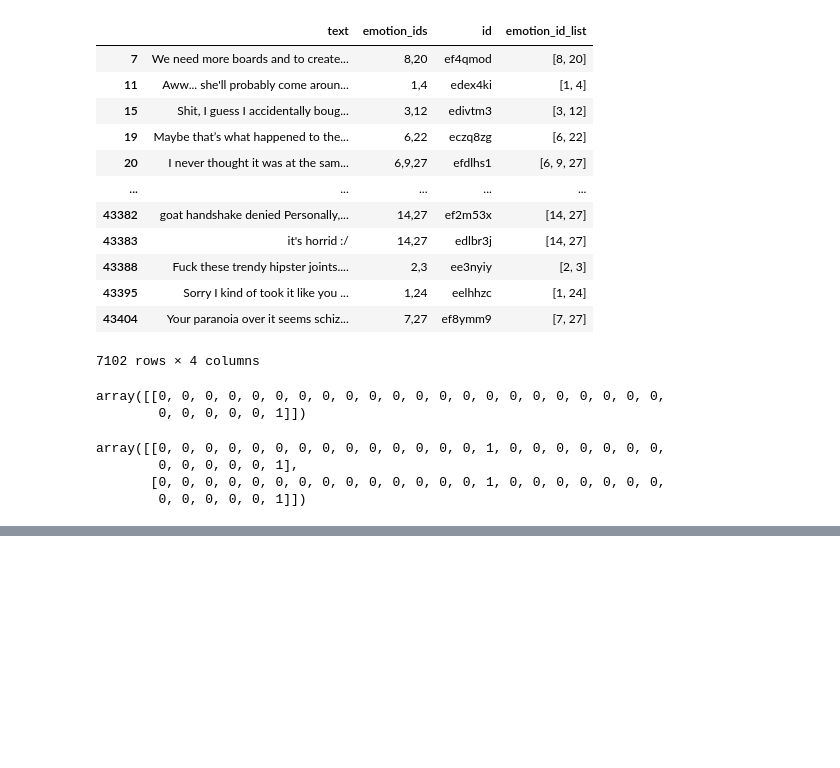
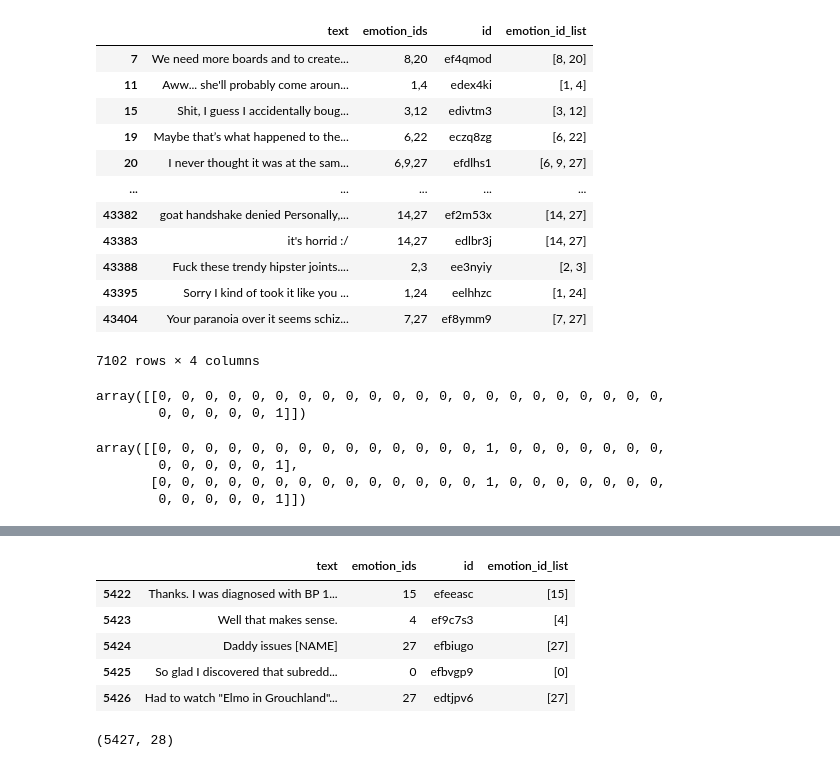
Before and after one commit to SevenWoos/MachineLearningProjects, a Jupyter notebook: nlp/1_nlp_classifier/multi_label_classifiers/logistic_regression/test_lr.ipynb, the cells around one changed output, grey strips where cells are left out. Saved outputs shown, nothing was run; the diff lists cells and outputs as text; code cells hidden in the pictures; blank space fills up the shorter version.

Commit message:
lr multi label test run 1.

```diff
--- a/nlp/1_nlp_classifier/multi_label_classifiers/logistic_regression/test_lr.ipynb
+++ b/nlp/1_nlp_classifier/multi_label_classifiers/logistic_regression/test_lr.ipynb
@@ -236,0 +259,15 @@ array([[0, 0, 0, 0, 0, 0, 0, 0, 0, 0, 0, 0, 0, 0, 1, 0, 0, 0, 0, 0, 0, 0,
+# %%
+test_df["emotion_id_list"] = (
+    test_df["emotion_ids"]
+    .str.split(",")
+    .apply(lambda ids: [int(i) for i in ids])
+)
+# %%
+test_df.tail()
+# %% [output]
+|  | text | emotion_ids | id | emotion_id_list |
+| 5422 | Thanks. I was diagnosed with BP 1... | 15 | efeeasc | [15] |
+| 5423 | Well that makes sense. | 4 | ef9c7s3 | [4] |
+| 5424 | Daddy issues [NAME] | 27 | efbiugo | [27] |
+| 5425 | So glad I discovered that subredd... | 0 | efbvgp9 | [0] |
+| 5426 | Had to watch "Elmo in Grouchland"... | 27 | edtjpv6 | [27] |
@@ -236,0 +276,4 @@ array([[0, 0, 0, 0, 0, 0, 0, 0, 0, 0, 0, 0, 0, 0, 1, 0, 0, 0, 0, 0, 0, 0,
+# %%
+print(y_test.shape)
+# %% [output]
+(5427, 28)
```
Also changed, not shown: parts of 17 cells of this notebook.
